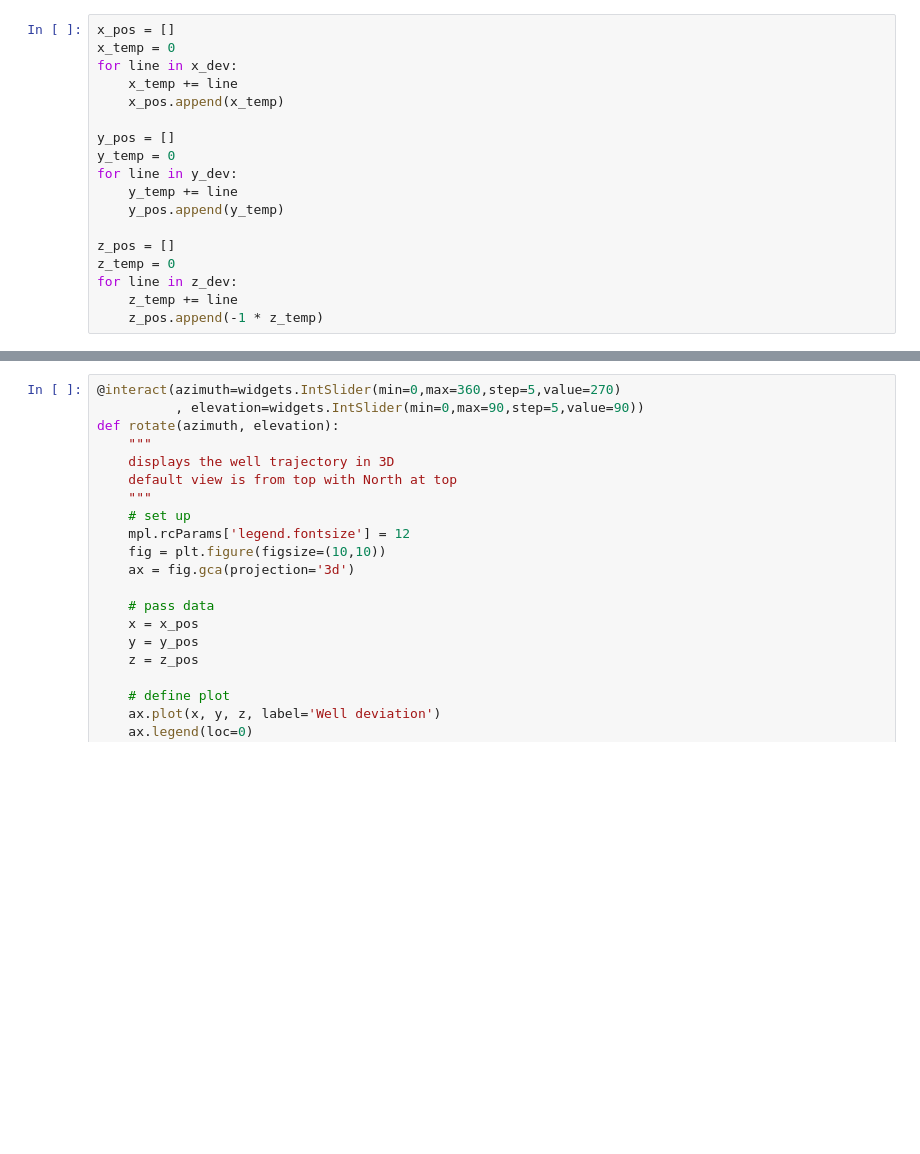
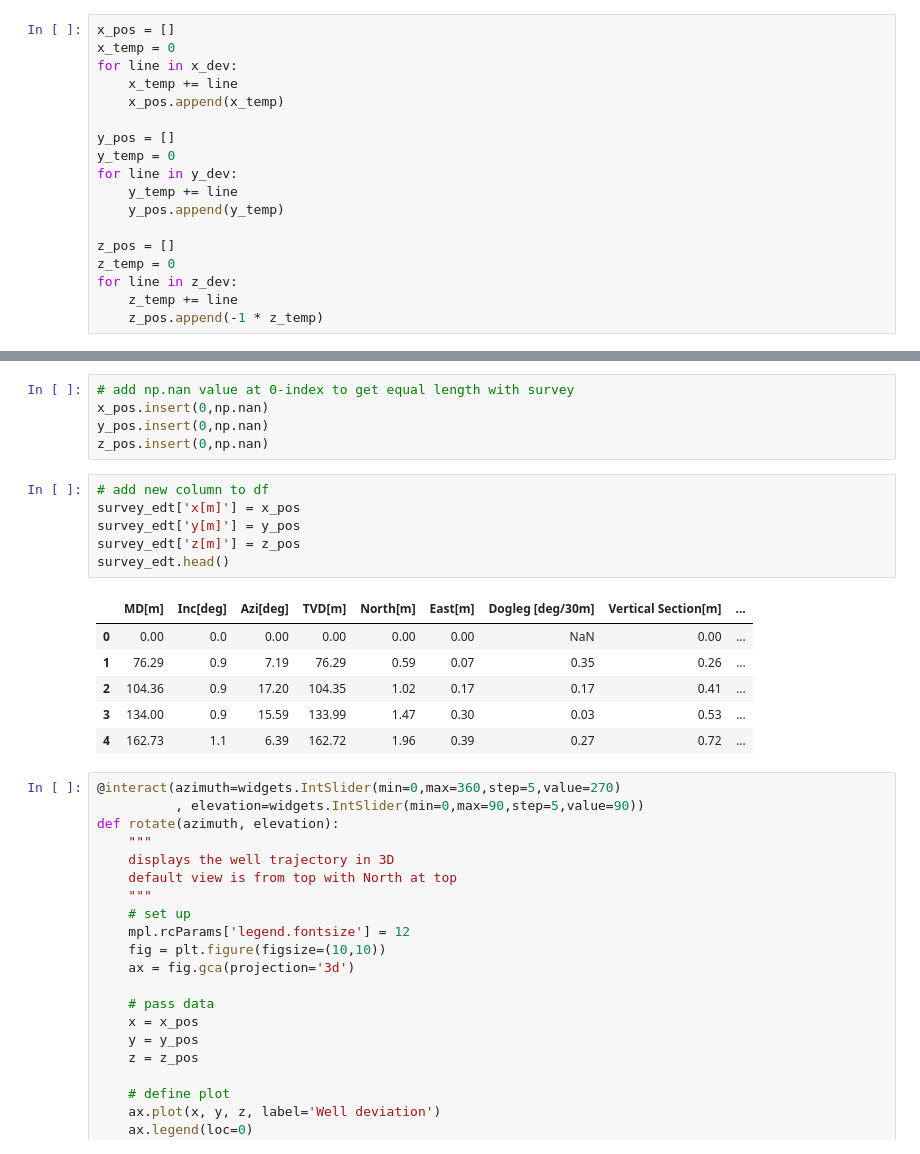
Before and after one commit to Zabamund/fracture-SFA, a Jupyter notebook: notebooks/SFA_Notebook.ipynb, the cells around one changed output, grey strips where cells are left out. Drawn from its saved outputs; the diff is of its cells as text; blank space fills up the shorter version.

```diff
--- a/notebooks/SFA_Notebook.ipynb
+++ b/notebooks/SFA_Notebook.ipynb
@@ -229,3 +248,21 @@ for line in z_dev:
+# %%
+# add np.nan value at 0-index to get equal length with survey
+x_pos.insert(0,np.nan)
+y_pos.insert(0,np.nan)
+z_pos.insert(0,np.nan)
+# %%
+# add new column to df
+survey_edt['x[m]'] = x_pos
+survey_edt['y[m]'] = y_pos
+survey_edt['z[m]'] = z_pos
+survey_edt.head()
+# %% [output]
+|  | MD[m] | Inc[deg] | Azi[deg] | TVD[m] | North[m] | East[m] | Dogleg [deg/30m] | Vertical Section[m] | ... |
+| 0 | 0.00 | 0.0 | 0.00 | 0.00 | 0.00 | 0.00 | NaN | 0.00 | ... |
+| 1 | 76.29 | 0.9 | 7.19 | 76.29 | 0.59 | 0.07 | 0.35 | 0.26 | ... |
+| 2 | 104.36 | 0.9 | 17.20 | 104.35 | 1.02 | 0.17 | 0.17 | 0.41 | ... |
+| 3 | 134.00 | 0.9 | 15.59 | 133.99 | 1.47 | 0.30 | 0.03 | 0.53 | ... |
+| 4 | 162.73 | 1.1 | 6.39 | 162.72 | 1.96 | 0.39 | 0.27 | 0.72 | ... |
 # %%
 @interact(azimuth=widgets.IntSlider(min=0,max=360,step=5,value=270)
           , elevation=widgets.IntSlider(min=0,max=90,step=5,value=90))
```
Also changed, not shown: parts of 13 cells of this notebook.
